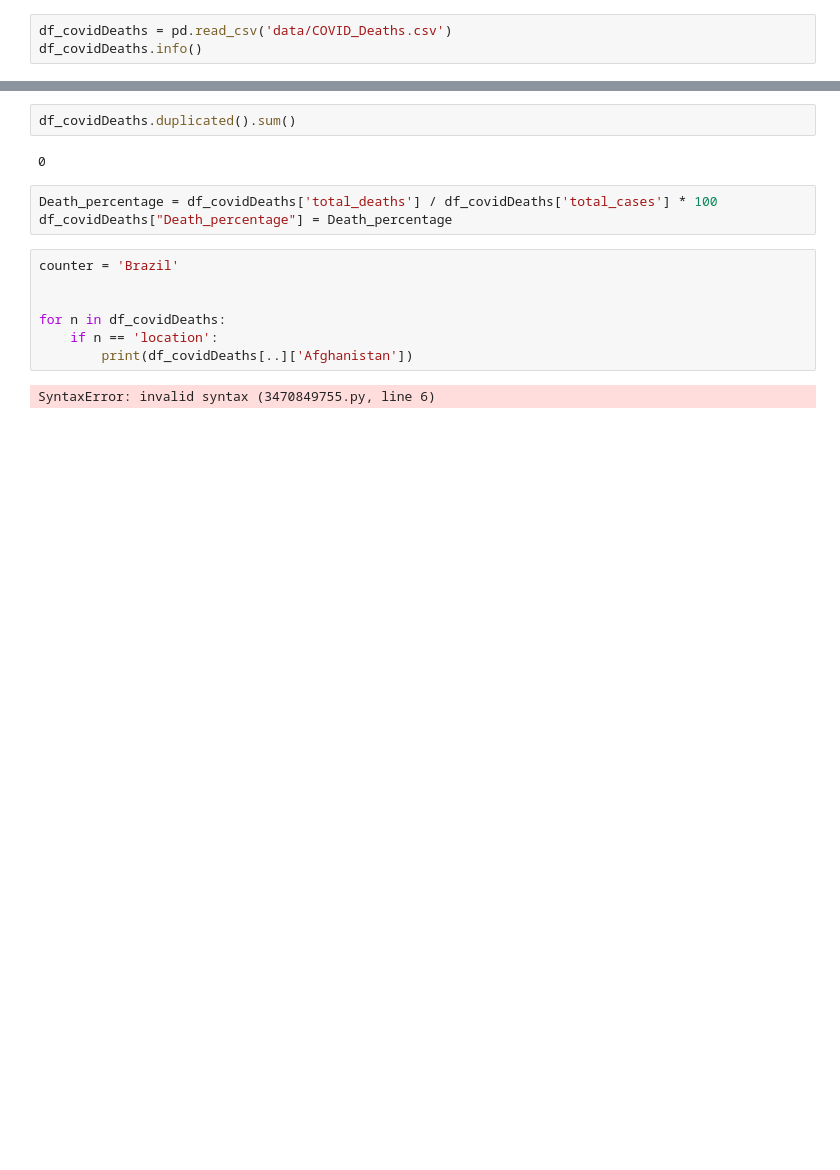
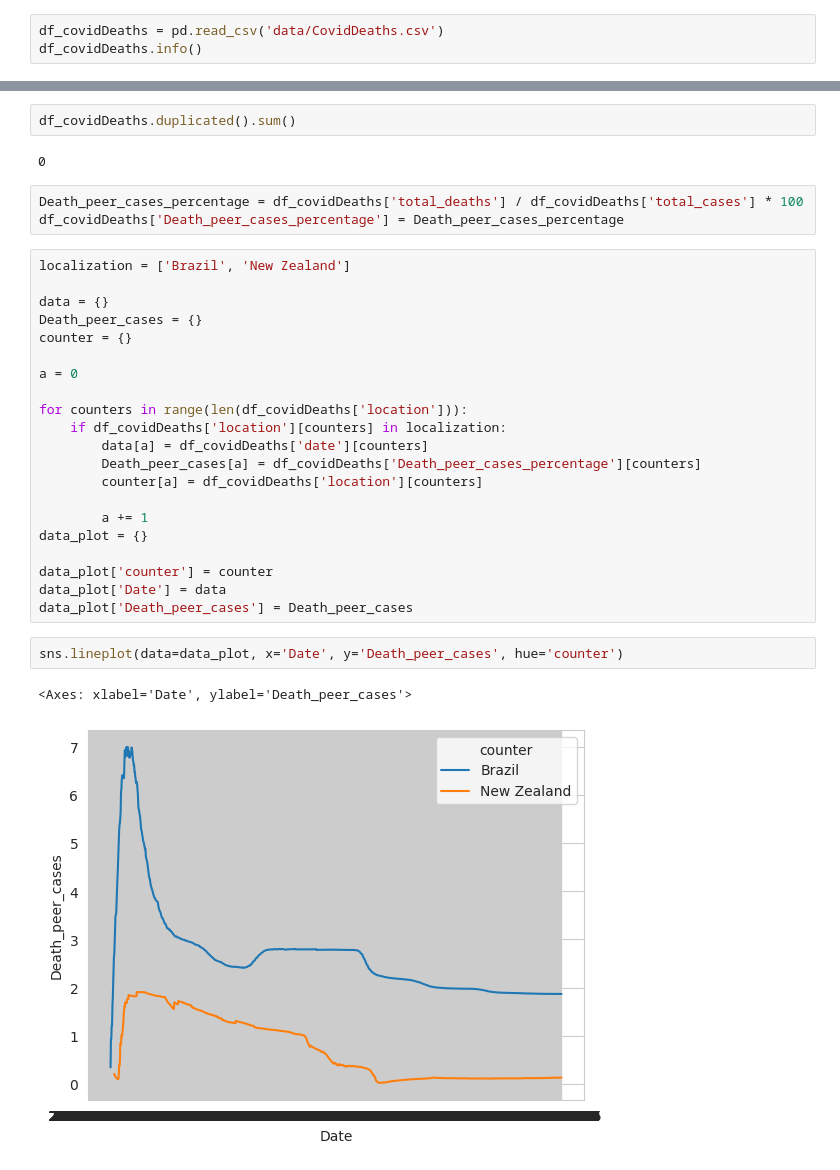
Before and after one commit to rvanguita/DataScientists, a Jupyter notebook: Coronavirus/main.ipynb, the cells around one changed output, grey strips where cells are left out. Drawn from its saved outputs; the diff is of its cells as text; blank space fills up the shorter version.

Commit message:
add seaborn lineplot and plot line function for a list of countries

```diff
--- a/Coronavirus/main.ipynb
+++ b/Coronavirus/main.ipynb
@@ -8,7 +8,7 @@ import math
 
 sns.set_style('whitegrid')
 # %%
-df_covidDeaths = pd.read_csv('data/COVID_Deaths.csv')
+df_covidDeaths = pd.read_csv('data/CovidDeaths.csv')
 df_covidDeaths.info()
 # %% [output]
 <class 'pandas.core.frame.DataFrame'>
@@ -33,14 +33,31 @@ df_covidDeaths.duplicated().sum()
 # %% [output]
 0
 # %%
-Death_percentage = df_covidDeaths['total_deaths'] / df_covidDeaths['total_cases'] * 100
-df_covidDeaths["Death_percentage"] = Death_percentage
+Death_peer_cases_percentage = df_covidDeaths['total_deaths'] / df_covidDeaths['total_cases'] * 100
+df_covidDeaths['Death_peer_cases_percentage'] = Death_peer_cases_percentage
-# %%
-counter = 'Brazil'
-
-
-for n in df_covidDeaths:
-    if n == 'location':
-        print(df_covidDeaths[..]['Afghanistan'])
-# %% [output]
-SyntaxError: invalid syntax (3470849755.py, line 6)
+# %%
+localization = ['Brazil', 'New Zealand']
+
+data = {}
+Death_peer_cases = {}
+counter = {}
+
+a = 0
+
+for counters in range(len(df_covidDeaths['location'])):
+    if df_covidDeaths['location'][counters] in localization:
+        data[a] = df_covidDeaths['date'][counters]
+        Death_peer_cases[a] = df_covidDeaths['Death_peer_cases_percentage'][counters]
+        counter[a] = df_covidDeaths['location'][counters]
+
+        a += 1
+data_plot = {}
+
+data_plot['counter'] = counter
+data_plot['Date'] = data
+data_plot['Death_peer_cases'] = Death_peer_cases
+# %%
+sns.lineplot(data=data_plot, x='Date', y='Death_peer_cases', hue='counter')
+# %% [output]
+<Axes: xlabel='Date', ylabel='Death_peer_cases'>
+[figure, added]
```
